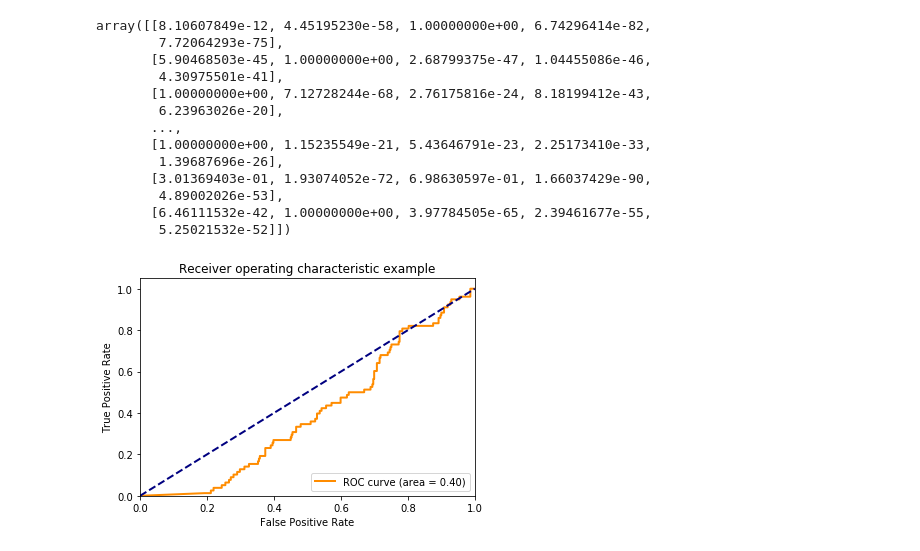
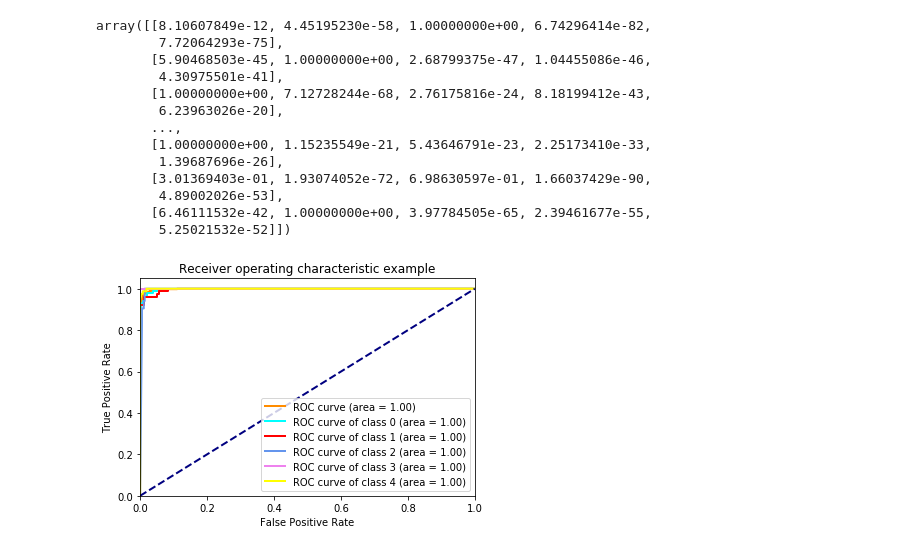
Before and after one commit to TazTornado/MiningTheNews, a Jupyter notebook: src/Categorization.ipynb, the cells around one changed output. Saved outputs shown, nothing was run; the diff lists cells and outputs as text; code cells hidden in the pictures.

Commit message:
still roc plotting..

```diff
--- a/src/Categorization.ipynb
+++ b/src/Categorization.ipynb
@@ -236,5 +219,5 @@ validation2
 # %%
-labels = ['business','politics', 'entertainment', 'sport', 'tech']
+labels = ['business','entertainment', 'politics', 'sport', 'tech']
 y_train = label_binarize(train_categories, classes = labels)
 y_test = label_binarize(test_categories, classes = labels)
 # %%
@@ -271,15 +254,19 @@ roc_auc["micro"] = auc(fpr["micro"], tpr["micro"])
 # %%
 plt.figure()
 lw = 2
-plt.plot(fpr[2], tpr[2], color='darkorange',
-         lw=lw, label='ROC curve (area = %0.2f)' % roc_auc[2])
+plt.plot(fpr['micro'], tpr['micro'], color='darkorange',lw=lw, label='ROC curve (area = %0.2f)' % roc_auc['micro'])
+
+colors = cycle(['aqua', 'red', 'cornflowerblue', 'violet', 'yellow'])
+for i, color in zip(range(5), colors):
+    plt.plot(fpr[i], tpr[i], color=color, lw=lw,label='ROC curve of class {0} (area = {1:0.2f})'''.format(i, roc_auc[i]))
+
 plt.plot([0, 1], [0, 1], color='navy', lw=lw, linestyle='--')
 plt.xlim([0.0, 1.0])
 plt.ylim([0.0, 1.05])
 plt.xlabel('False Positive Rate')
 plt.ylabel('True Positive Rate')
 plt.title('Receiver operating characteristic example')
 plt.legend(loc="lower right")
 plt.show()
 # %% [output]
-[figure, old version]
+[figure, new version]
```
Also changed, not shown: parts of 11 cells of this notebook, 1 other file.
